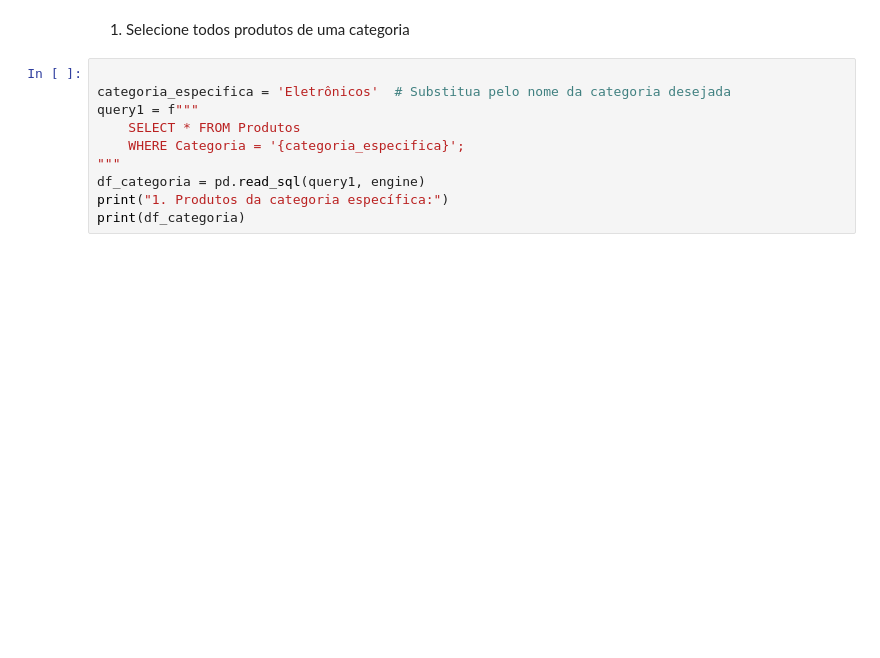
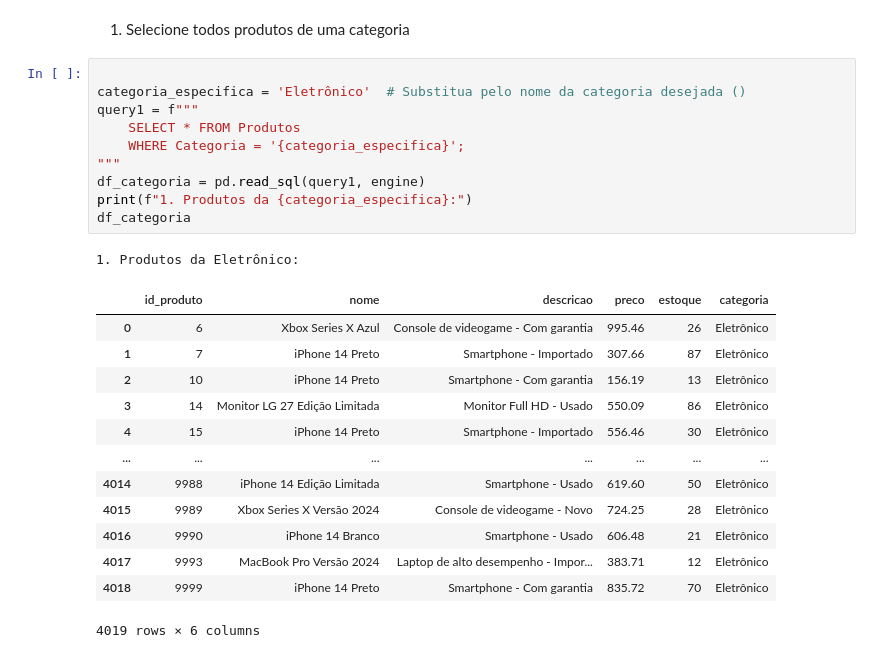
Before and after one commit to devLeandroAraujo/engenhariadedadosGrowdev, a Jupyter notebook: Tarefa11.ipynb, the cells around one changed output. Cells and saved outputs as stored; diff of their text form; blank space fills up the shorter version.

```diff
--- a/Tarefa11.ipynb
+++ b/Tarefa11.ipynb
@@ -14,11 +179,26 @@ engine = create_engine(f"postgresql://{usuario}:{senha}@{host}:{porta}/{banco}")
 1. Selecione todos produtos de uma categoria
 # %%
 
-categoria_especifica = 'Eletrônicos'  # Substitua pelo nome da categoria desejada
+categoria_especifica = 'Eletrônico'  # Substitua pelo nome da categoria desejada ()
 query1 = f"""
     SELECT * FROM Produtos
     WHERE Categoria = '{categoria_especifica}';
 """
 df_categoria = pd.read_sql(query1, engine)
-print("1. Produtos da categoria específica:")
-print(df_categoria)
+print(f"1. Produtos da {categoria_especifica}:")
+df_categoria
+# %% [output]
+1. Produtos da Eletrônico:
+|  | id_produto | nome | descricao | preco | estoque | categoria |
+| 0 | 6 | Xbox Series X Azul | Console de videogame - Com garantia | 995.46 | 26 | Eletrônico |
+| 1 | 7 | iPhone 14 Preto | Smartphone - Importado | 307.66 | 87 | Eletrônico |
+| 2 | 10 | iPhone 14 Preto | Smartphone - Com garantia | 156.19 | 13 | Eletrônico |
+| 3 | 14 | Monitor LG 27 Edição Limitada | Monitor Full HD - Usado | 550.09 | 86 | Eletrônico |
+| 4 | 15 | iPhone 14 Preto | Smartphone - Importado | 556.46 | 30 | Eletrônico |
+| ... | ... | ... | ... | ... | ... | ... |
+| 4014 | 9988 | iPhone 14 Edição Limitada | Smartphone - Usado | 619.60 | 50 | Eletrônico |
+| 4015 | 9989 | Xbox Series X Versão 2024 | Console de videogame - Novo | 724.25 | 28 | Eletrônico |
+| 4016 | 9990 | iPhone 14 Branco | Smartphone - Usado | 606.48 | 21 | Eletrônico |
+| 4017 | 9993 | MacBook Pro Versão 2024 | Laptop de alto desempenho - Impor... | 383.71 | 12 | Eletrônico |
+| 4018 | 9999 | iPhone 14 Preto | Smartphone - Com garantia | 835.72 | 70 | Eletrônico |
+4019 rows × 6 columns
```
Also changed, not shown: parts of 36 cells of this notebook.
